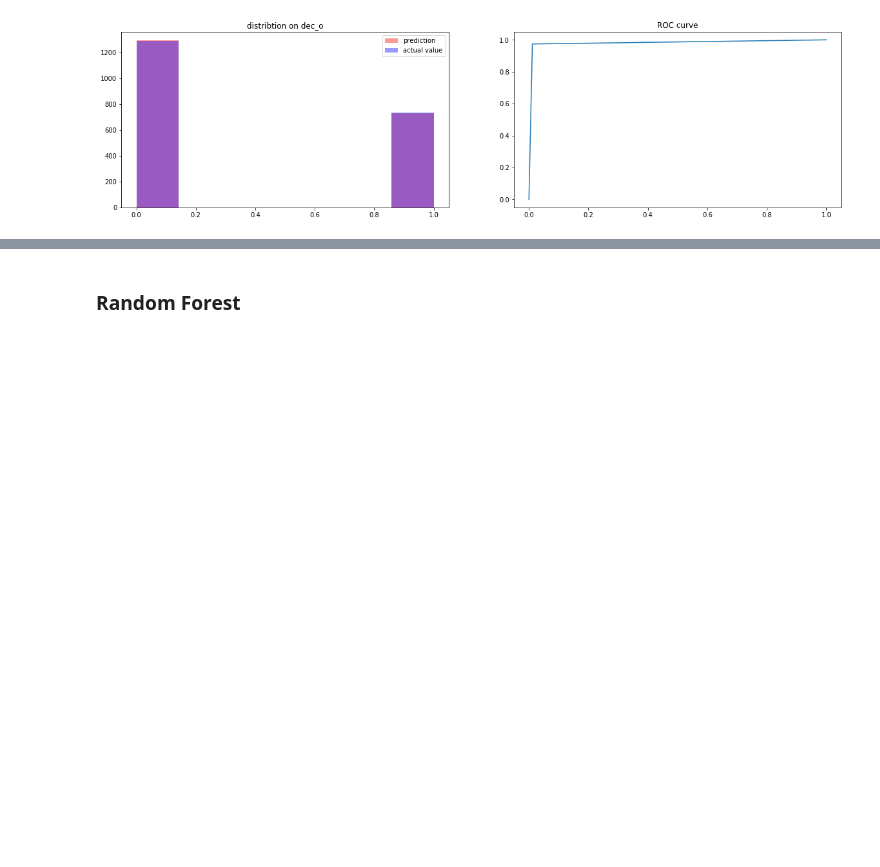
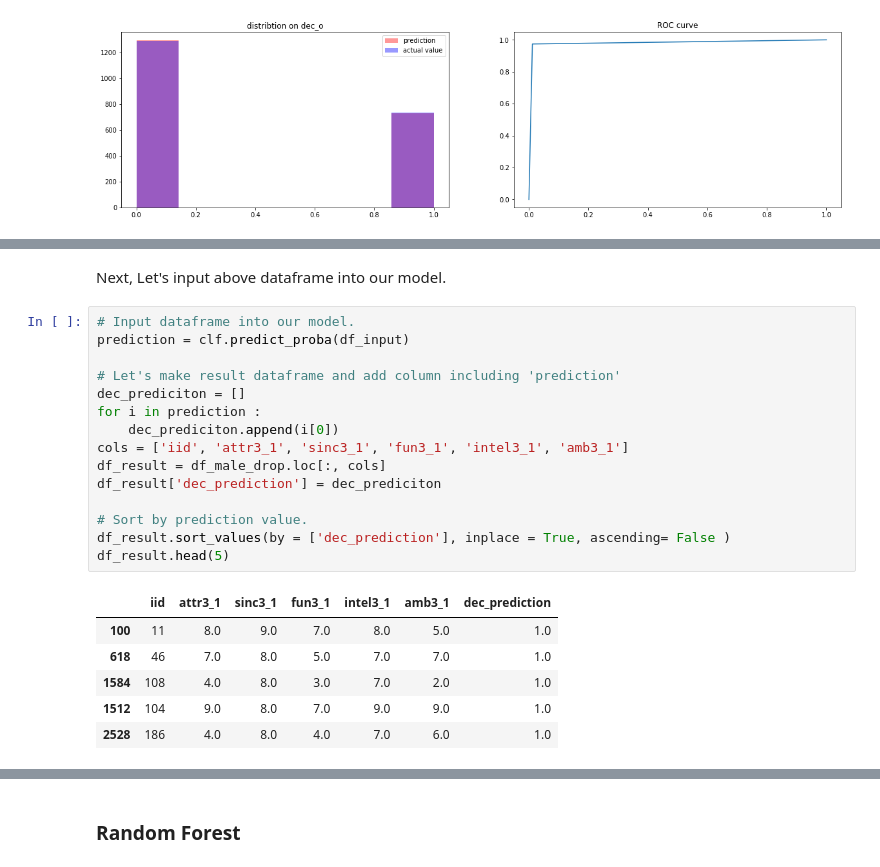
Before and after one commit to imsaulpark/Speed-dating-in-kaggle, a Jupyter notebook: Prediction/Prediction on 'decision_o'.ipynb, the cells around one changed output, grey strips where cells are left out. Saved outputs shown, nothing was run; the diff lists cells and outputs as text; blank space fills up the shorter version.

```diff
--- a/Prediction/Prediction on 'decision_o'.ipynb
+++ b/Prediction/Prediction on 'decision_o'.ipynb
@@ -171,0 +242,24 @@ Image(graph.create_png())
+# %% [markdown]
+Next, Let's input above dataframe into our model.
+# %%
+# Input dataframe into our model.
+prediction = clf.predict_proba(df_input)
+
+# Let's make result dataframe and add column including 'prediction'
+dec_prediciton = []
+for i in prediction :
+    dec_prediciton.append(i[0])
+cols = ['iid', 'attr3_1', 'sinc3_1', 'fun3_1', 'intel3_1', 'amb3_1']
+df_result = df_male_drop.loc[:, cols]
+df_result['dec_prediction'] = dec_prediciton
+
+# Sort by prediction value.
+df_result.sort_values(by = ['dec_prediction'], inplace = True, ascending= False )
+df_result.head(5)
+# %% [output]
+|  | iid | attr3_1 | sinc3_1 | fun3_1 | intel3_1 | amb3_1 | dec_prediction |
+| 100 | 11 | 8.0 | 9.0 | 7.0 | 8.0 | 5.0 | 1.0 |
+| 618 | 46 | 7.0 | 8.0 | 5.0 | 7.0 | 7.0 | 1.0 |
+| 1584 | 108 | 4.0 | 8.0 | 3.0 | 7.0 | 2.0 | 1.0 |
+| 1512 | 104 | 9.0 | 8.0 | 7.0 | 9.0 | 9.0 | 1.0 |
+| 2528 | 186 | 4.0 | 8.0 | 4.0 | 7.0 | 6.0 | 1.0 |
```
Also changed, not shown: parts of 6 cells of this notebook.
